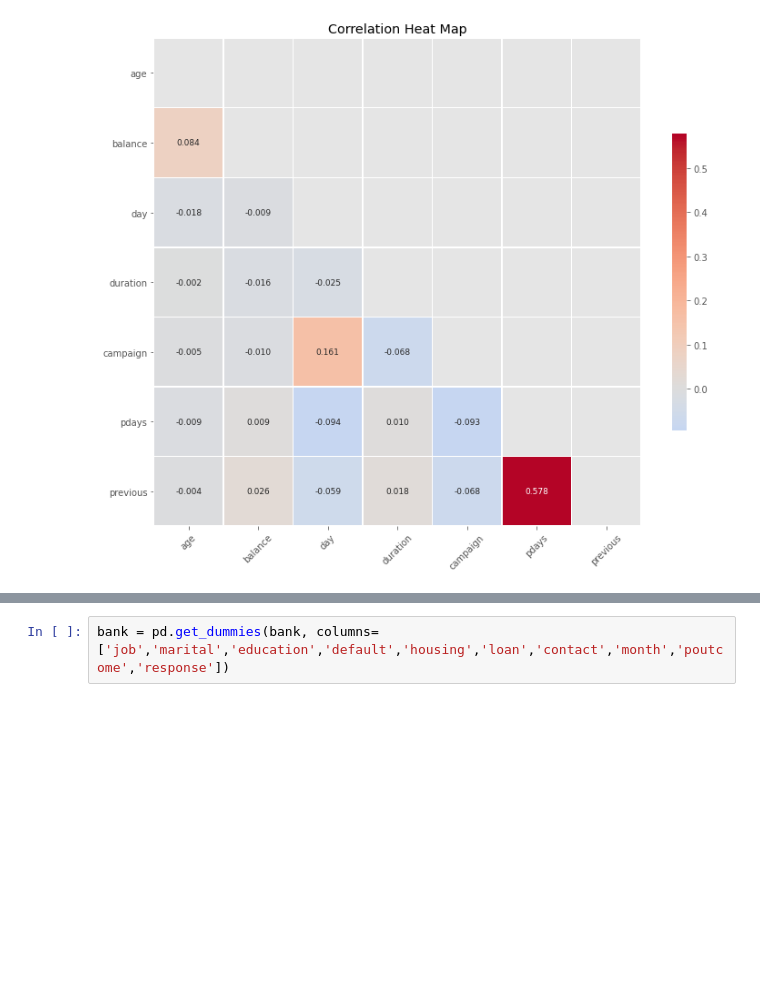
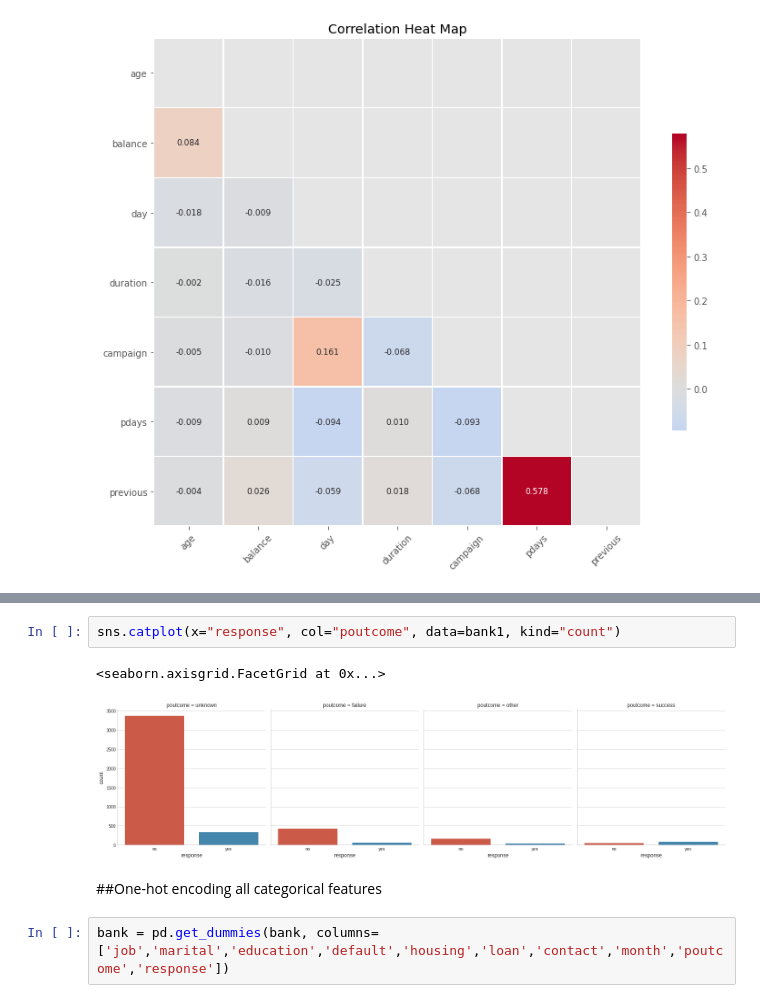
Before and after one commit to christophercallaghan2022/MSDS422, a Jupyter notebook: Copy_of_Assignment_3.ipynb, the cells around one changed output, grey strips where cells are left out. Cells and saved outputs as stored; diff of their text form; blank space fills up the shorter version.

```diff
--- a/Copy_of_Assignment_3.ipynb
+++ b/Copy_of_Assignment_3.ipynb
@@ -224,3 +299,10 @@ corr_chart(df_corr = bank)
+# %%
+sns.catplot(x="response", col="poutcome", data=bank1, kind="count")
+# %% [output]
+<seaborn.axisgrid.FacetGrid at 0x...>
+[figure, added]
+# %% [markdown]
+##One-hot encoding all categorical features
 # %%
 bank = pd.get_dummies(bank, columns=['job','marital','education','default','housing','loan','contact','month','poutcome','response'])
 # %%
```
Also changed, not shown: parts of 8 cells of this notebook.
